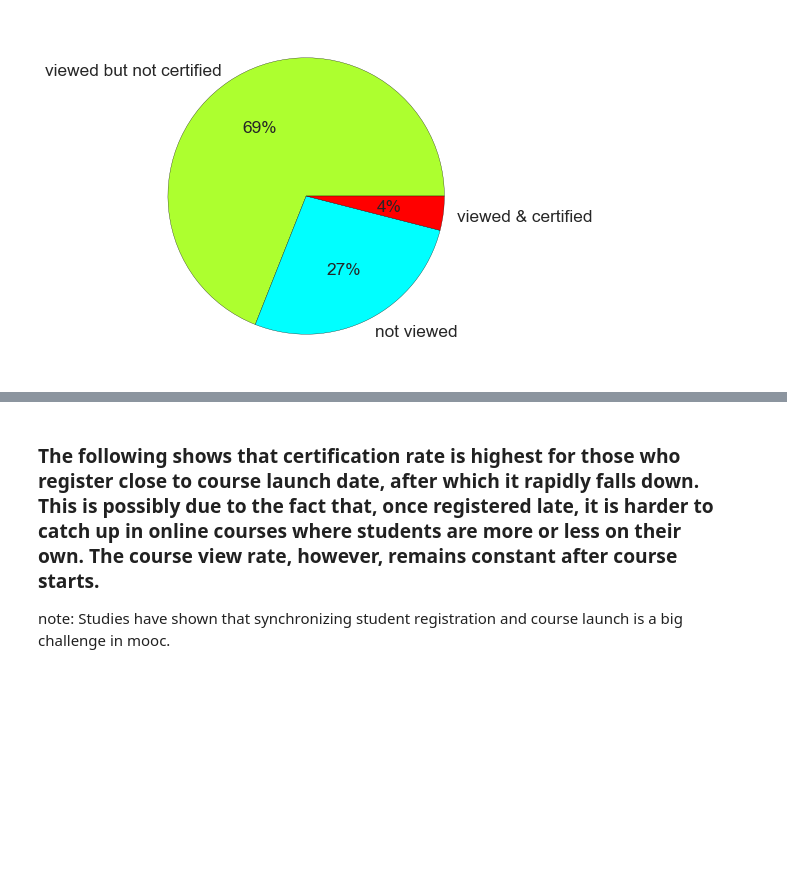
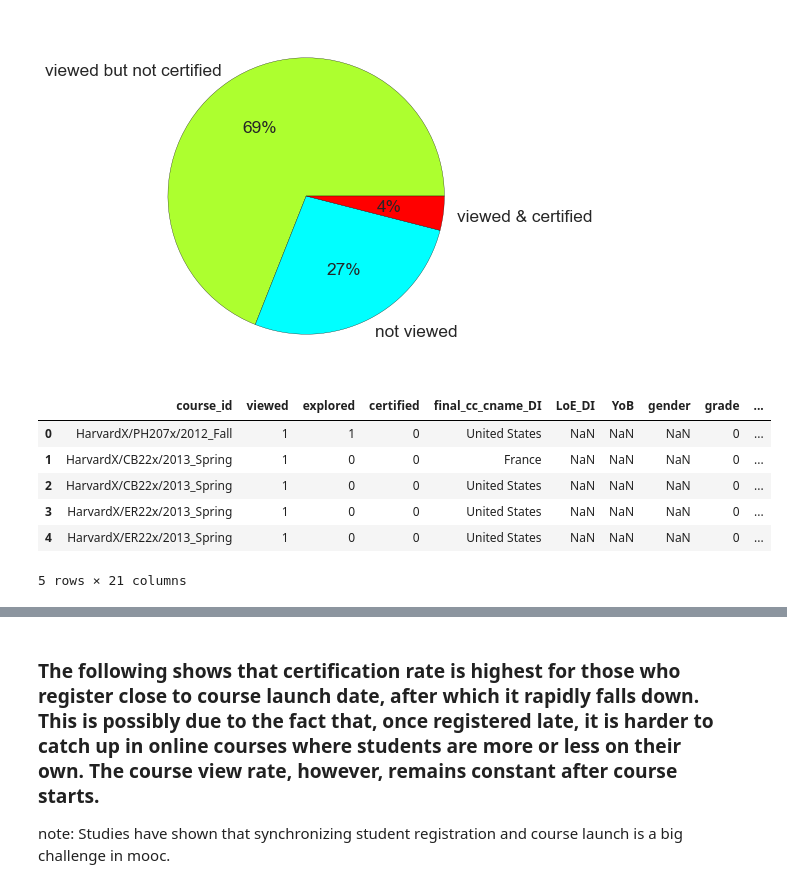
Before and after one commit to hadi-ds/mooc, a Jupyter notebook: DataPreparation.ipynb, the cells around one changed output, grey strips where cells are left out. Drawn from its saved outputs; the diff is of its cells as text; code cells hidden in the pictures; blank space fills up the shorter version.

```diff
--- a/DataPreparation.ipynb
+++ b/DataPreparation.ipynb
@@ -293,5 +293,15 @@ plt.setp(texts, fontproperties=proptease)
 plt.show()
 # %% [output]
 [figure]
+# %%
+df_out.head()
+# %% [output]
+|  | course_id | viewed | explored | certified | final_cc_cname_DI | LoE_DI | YoB | gender | grade | ... |
+| 0 | HarvardX/PH207x/2012_Fall | 1 | 1 | 0 | United States | NaN | NaN | NaN | 0 | ... |
+| 1 | HarvardX/CB22x/2013_Spring | 1 | 0 | 0 | France | NaN | NaN | NaN | 0 | ... |
+| 2 | HarvardX/CB22x/2013_Spring | 1 | 0 | 0 | United States | NaN | NaN | NaN | 0 | ... |
+| 3 | HarvardX/ER22x/2013_Spring | 1 | 0 | 0 | United States | NaN | NaN | NaN | 0 | ... |
+| 4 | HarvardX/ER22x/2013_Spring | 1 | 0 | 0 | United States | NaN | NaN | NaN | 0 | ... |
+5 rows × 21 columns
 # %% [markdown]
 # Drop rate vs weeks in course:
```
Also changed, not shown: parts of 2 cells of this notebook.
